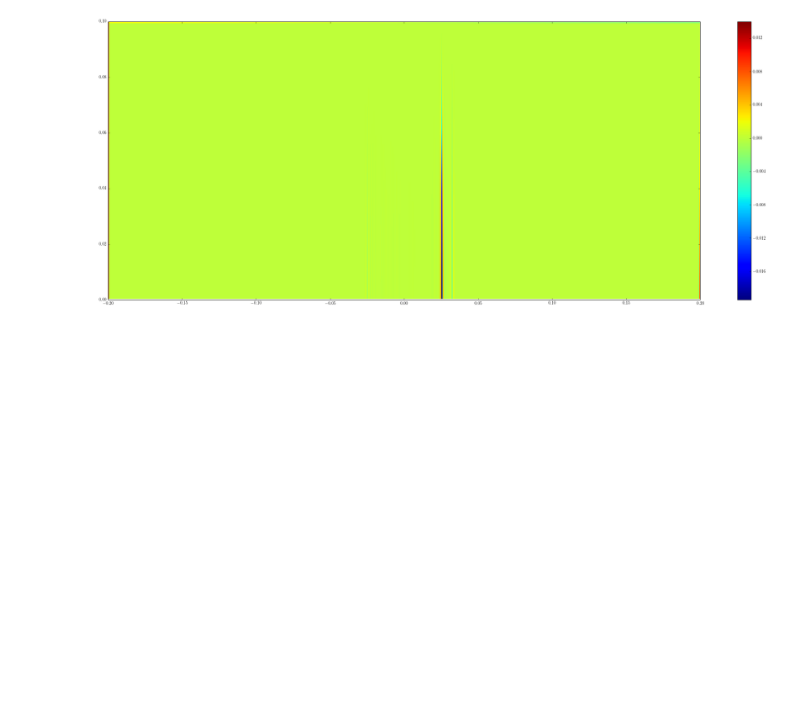
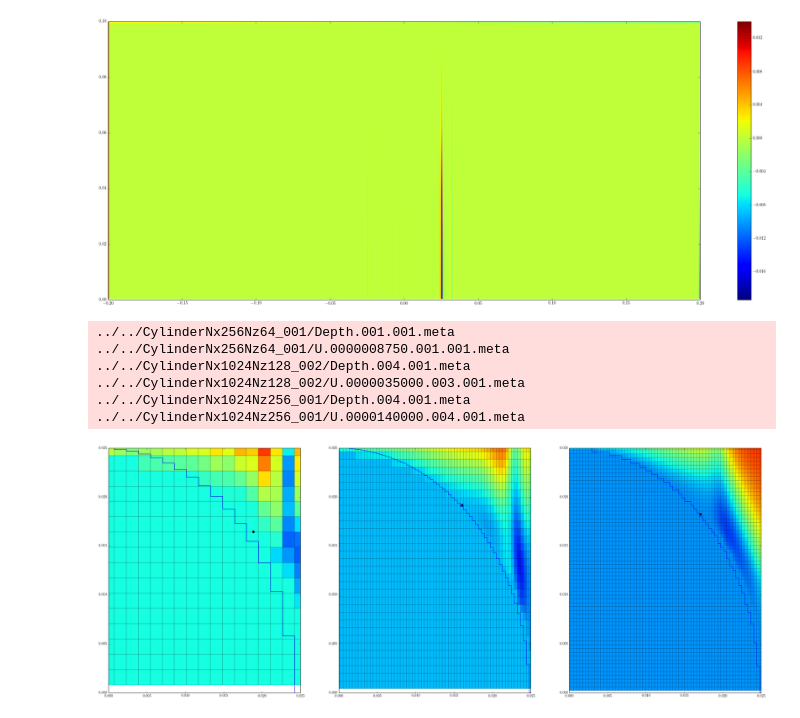
Before and after one commit to UBC-MOAD/flow_separation, a Jupyter notebook: notebooks_2D_runs/cylinder_resolution_compare.ipynb, the cells around one changed output. Drawn from its saved outputs; the diff is of its cells as text; code cells hidden in the pictures; blank space fills up the shorter version.

Commit message:
Added plots comparing separation point

```diff
--- a/notebooks_2D_runs/cylinder_resolution_compare.ipynb
+++ b/notebooks_2D_runs/cylinder_resolution_compare.ipynb
@@ -328,3 +328,28 @@ plt.colorbar()
 plt.show()
 # %% [output]
 [figure]
+# %%
+U = []
+outnum = 35
+
+for ii in range(Ncomps):
+    dpt = np.squeeze(rdmds(dirs[ii]+'/Depth'))
+    U.append(np.squeeze(rdmds(dirs[ii]+'/U',outnum*del_out[ii])))
+    plt.subplot(1,3,ii+1)
+    plt.pcolor(X[ii],Z[ii],U[ii],shading='faceted')
+    xsep = R0[ii]*np.cos(np.pi-sep_pt[ii][outnum]*np.pi/180.0)
+    zsep = R0[ii]*np.sin(np.pi-sep_pt[ii][outnum]*np.pi/180.0)
+    plt.plot(xsep,zsep,'ok')
+    plt.plot(X[ii],0.1-dpt,drawstyle='steps')
+    plt.xlim((0.0,0.025))
+    plt.ylim((0.0,0.025))
+
+plt.show()
+# %% [output]
+../../CylinderNx256Nz64_001/Depth.001.001.meta
+../../CylinderNx256Nz64_001/U.0000008750.001.001.meta
+../../CylinderNx1024Nz128_002/Depth.004.001.meta
+../../CylinderNx1024Nz128_002/U.0000035000.003.001.meta
+../../CylinderNx1024Nz256_001/Depth.004.001.meta
+../../CylinderNx1024Nz256_001/U.0000140000.004.001.meta
+[figure, added]
```
